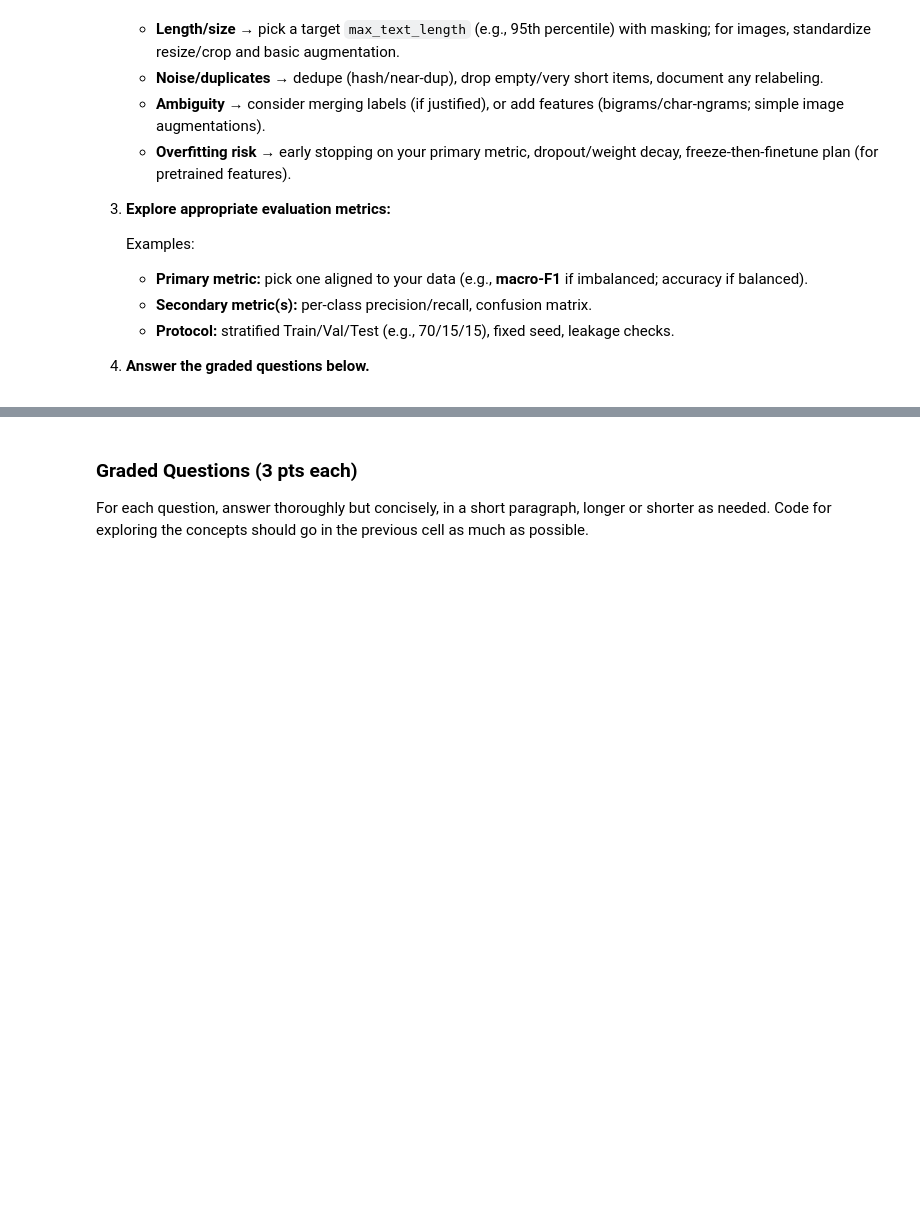
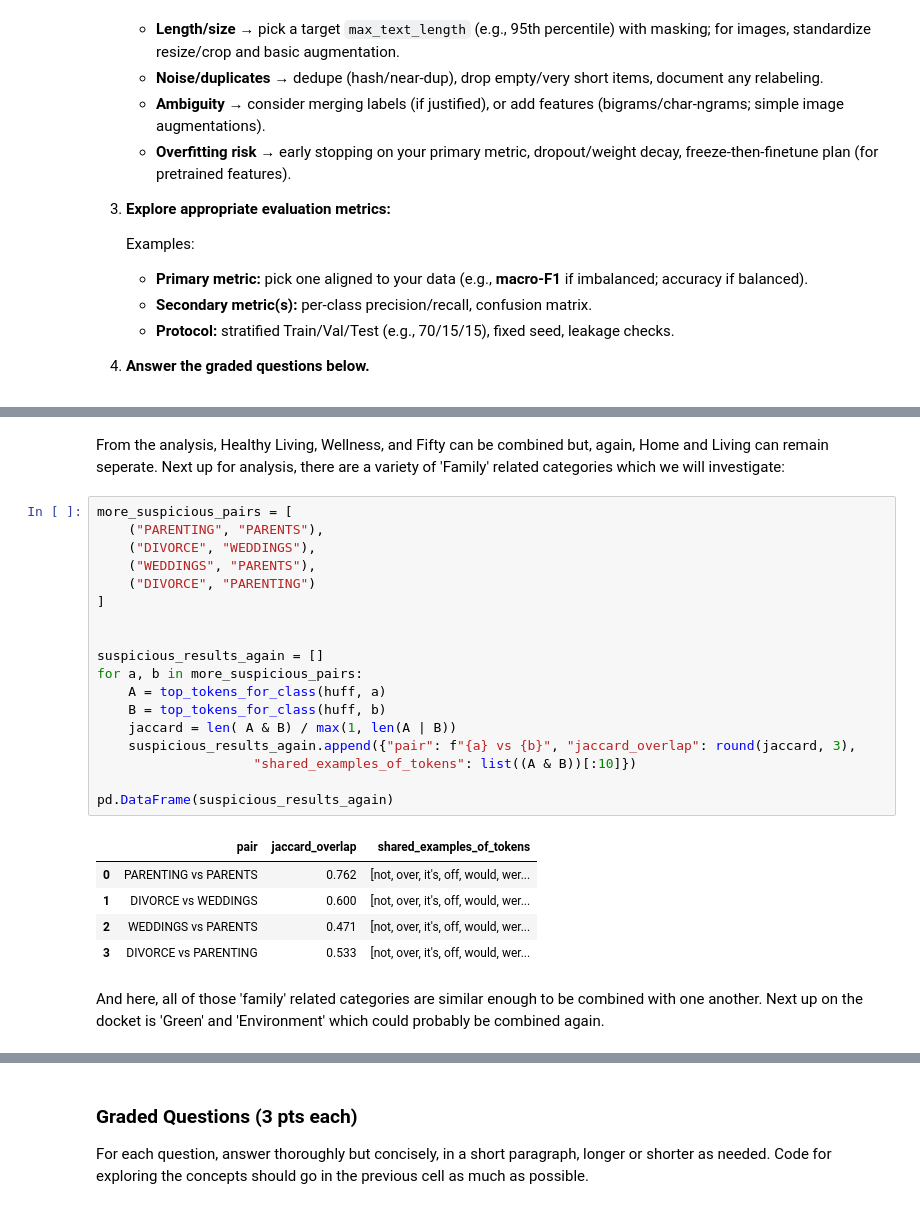
Before and after one commit to tbeerio/DX703-Milestone-One, a Jupyter notebook: Milestone_01_Group_28.ipynb, the cells around one changed output, grey strips where cells are left out. Drawn from its saved outputs; the diff is of its cells as text; blank space fills up the shorter version.

```diff
--- a/Milestone_01_Group_28.ipynb
+++ b/Milestone_01_Group_28.ipynb
@@ -718,0 +986,28 @@ Identify the **key challenges** in your chosen dataset and outline **practical s
+# %% [markdown]
+From the analysis, Healthy Living, Wellness, and Fifty can be combined but, again, Home and Living can remain seperate. Next up for analysis, there are a variety of 'Family' related categories which we will investigate:
+# %%
+more_suspicious_pairs = [
+    ("PARENTING", "PARENTS"),
+    ("DIVORCE", "WEDDINGS"),
+    ("WEDDINGS", "PARENTS"),
+    ("DIVORCE", "PARENTING")
+]
+
+
+suspicious_results_again = []
+for a, b in more_suspicious_pairs:
+    A = top_tokens_for_class(huff, a)
+    B = top_tokens_for_class(huff, b)
+    jaccard = len( A & B) / max(1, len(A | B))
+    suspicious_results_again.append({"pair": f"{a} vs {b}", "jaccard_overlap": round(jaccard, 3),
+                    "shared_examples_of_tokens": list((A & B))[:10]})
+
+pd.DataFrame(suspicious_results_again)
+# %% [output]
+|  | pair | jaccard_overlap | shared_examples_of_tokens |
+| 0 | PARENTING vs PARENTS | 0.762 | [not, over, it's, off, would, wer... |
+| 1 | DIVORCE vs WEDDINGS | 0.600 | [not, over, it's, off, would, wer... |
+| 2 | WEDDINGS vs PARENTS | 0.471 | [not, over, it's, off, would, wer... |
+| 3 | DIVORCE vs PARENTING | 0.533 | [not, over, it's, off, would, wer... |
+# %% [markdown]
+And here, all of those 'family' related categories are similar enough to be combined with one another. Next up on the docket is 'Green' and 'Environment' which could probably be combined again.
```
Also changed, not shown: parts of 67 cells of this notebook, 4 other files.
